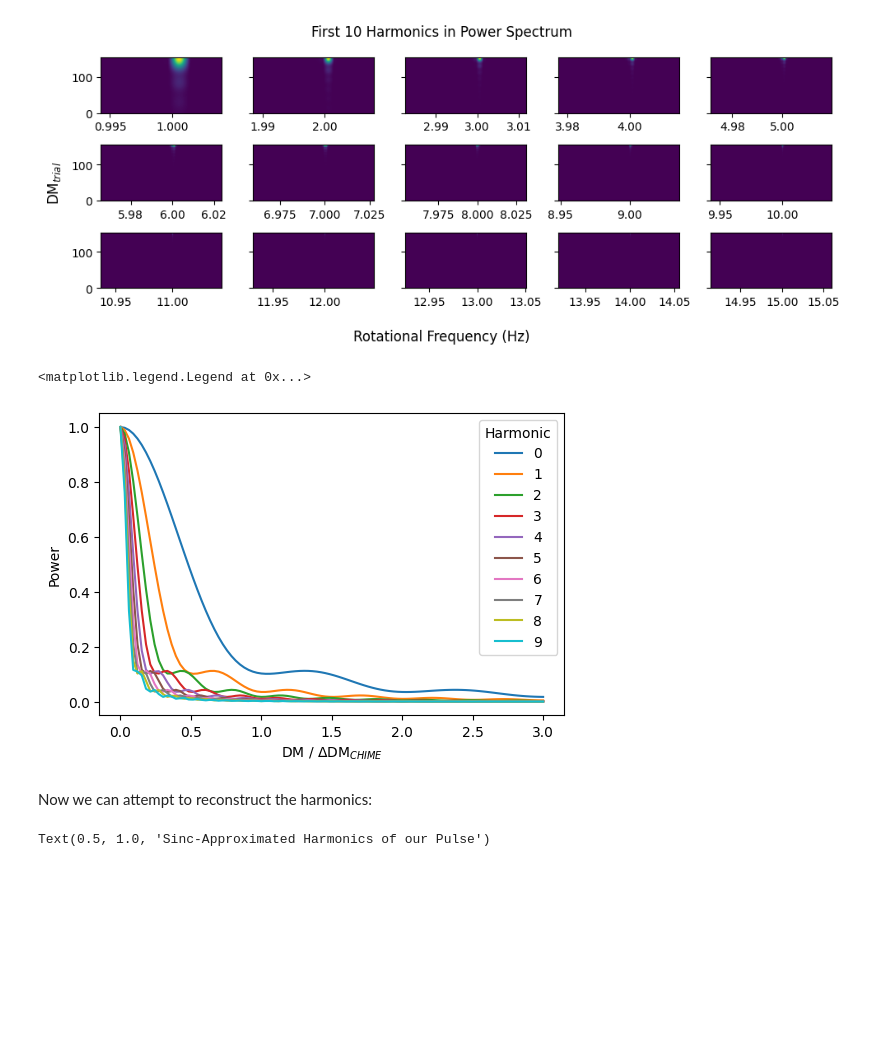
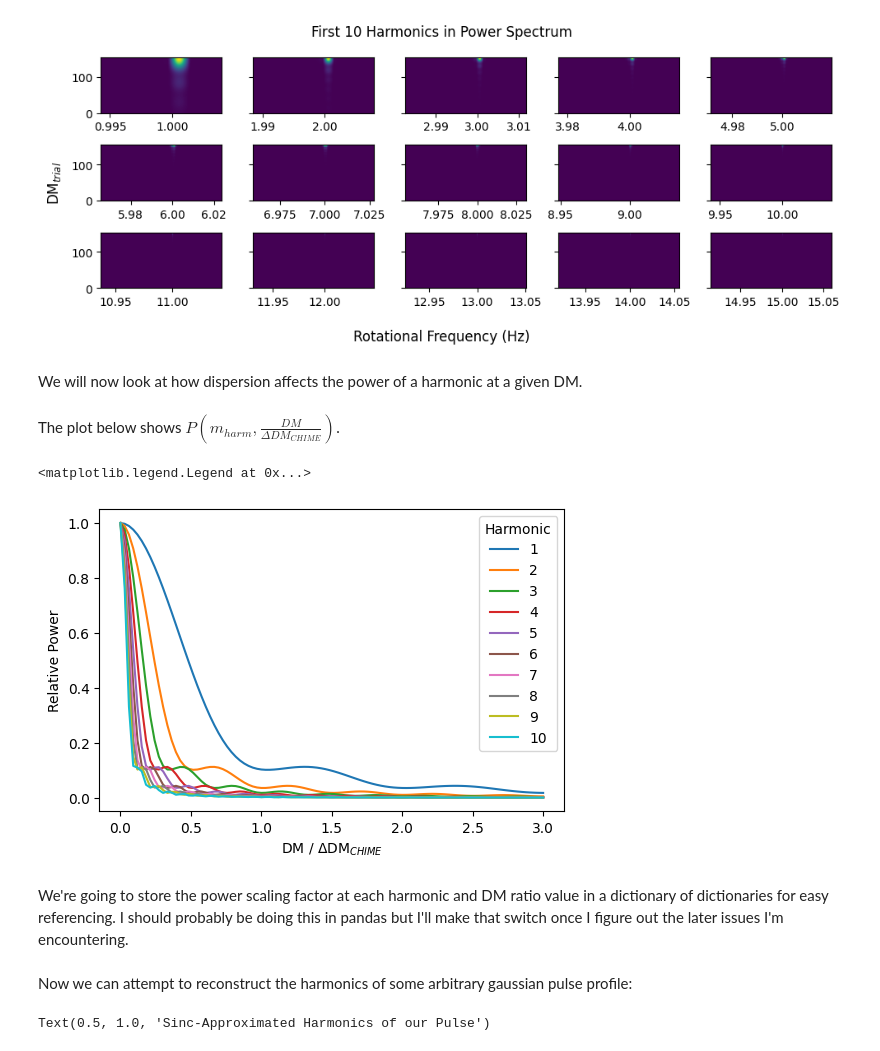
Before and after one commit to reyniersquillace/RadioTime, a Jupyter notebook: New Dispersion.ipynb, the cells around one changed output. Drawn from its saved outputs; the diff is of its cells as text; code cells hidden in the pictures; blank space fills up the shorter version.

```diff
--- a/New Dispersion.ipynb
+++ b/New Dispersion.ipynb
@@ -129,6 +139,8 @@ fig.supylabel(r'DM$_{trial}$')
 # %% [output]
 Text(0.02, 0.5, 'DM$_{trial}$')
 [figure]
+# %% [markdown]
+We will now look at how dispersion affects the power of a harmonic at a given DM.
 # %%
 i = 0
 j = 0
@@ -139,15 +151,19 @@ while i < len(bins):
     harm_power[j] /= maxpower
     i += 4
     j += 1
+# %% [markdown]
+The plot below shows $P(m_{harm}, \frac{DM}{\Delta DM_{CHIME}})$.
 # %%
 for i in range(10):
-    plt.plot(DMs/deltaDM, harm_power[i], label = str(i))
+    plt.plot(DMs/deltaDM, harm_power[i], label = str(i + 1))
 plt.xlabel(r'DM / $\Delta$DM$_{CHIME}$')
-plt.ylabel('Power')
+plt.ylabel('Relative Power')
 plt.legend(title = 'Harmonic')
 # %% [output]
 <matplotlib.legend.Legend at 0x...>
-[figure, old version]
+[figure, new version]
+# %% [markdown]
+We're going to store the power scaling factor at each harmonic and DM ratio value in a dictionary of dictionaries for easy referencing. I should probably be doing this in pandas but I'll make that switch once I figure out the later issues I'm encountering.
 # %%
 dict_of_dicts = {}
 for harm in range(1, 31):
@@ -158,7 +174,7 @@ for harm in range(1, 31):
         j += 1
     dict_of_dicts[harm] =  scale_dict
 # %% [markdown]
-Now we can attempt to reconstruct the harmonics:
+Now we can attempt to reconstruct the harmonics of some arbitrary gaussian pulse profile:
 # %%
 def gaussian(x, mu, sig):
     return np.exp(-0.5*((x - mu)/sig)**2)/(sig*np.sqrt(2*np.pi))
```
Also changed, not shown: parts of 9 cells of this notebook.
